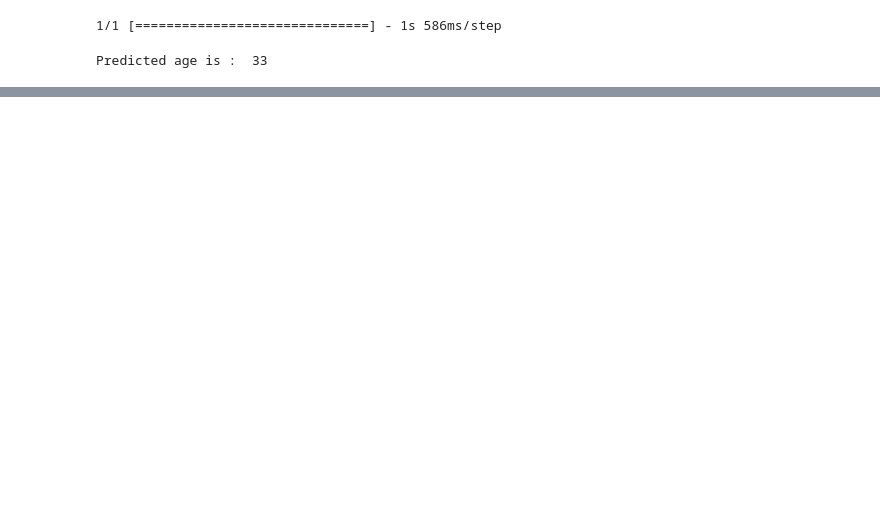
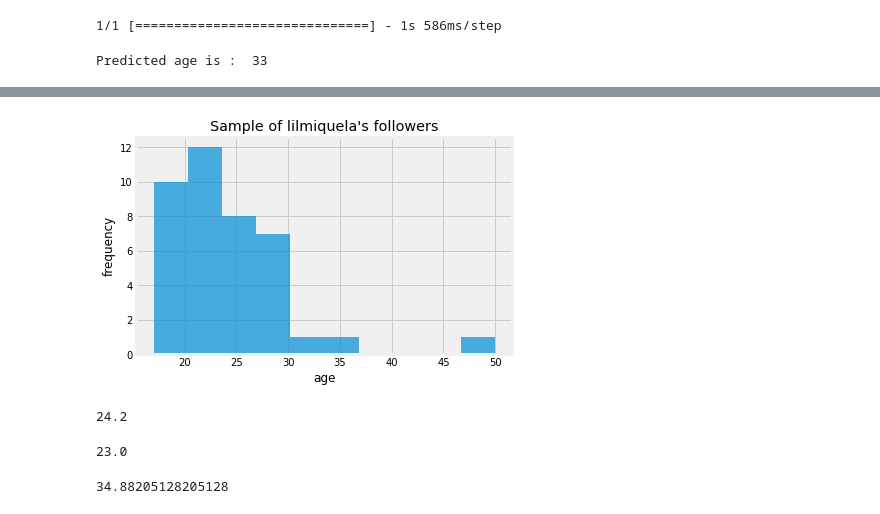
Before and after one commit to ifeomaaaa/age-prediction, a Jupyter notebook: age_prediction_deepface.ipynb, the cells around one changed output, grey strips where cells are left out. Cells and saved outputs as stored; diff of their text form; code cells hidden in the pictures; blank space fills up the shorter version.

```diff
--- a/age_prediction_deepface.ipynb
+++ b/age_prediction_deepface.ipynb
@@ -67,0 +106,10 @@ Predicted age is :  33
+# %%
+from matplotlib import pyplot as plt
+import pandas as pd
+
+age = [29, 22, 25, 22, 29, 19, 25, 21, 26, 19, 17, 19, 23, 26, 28, 21, 21, 23, 17, 19, 29, 50, 31, 19, 25, 22, 25, 28, 23, 28, 20, 23, 21, 25, 20, 17, 22, 35, 28, 26]
+
+df = pd.DataFrame(age, columns=['age'])
+
+df1 = df.groupby(['age'])['age'].count()
+df1
@@ -67,0 +132,23 @@ Predicted age is :  33
+# %%
+import seaborn as sns
+%matplotlib inline
+
+plt.hist(age, alpha=0.7)
+plt.title("Sample of lilmiquela's followers")
+plt.xlabel("age")
+plt.ylabel("frequency")
+plt.show()
+# %% [output]
+[figure, added]
+# %%
+df.age.mean()
+# %% [output]
+24.2
+# %%
+df.age.median()
+# %% [output]
+23.0
+# %%
+df.age.var()
+# %% [output]
+34.88205128205128
```
Also changed, not shown: parts of 10 cells of this notebook.
